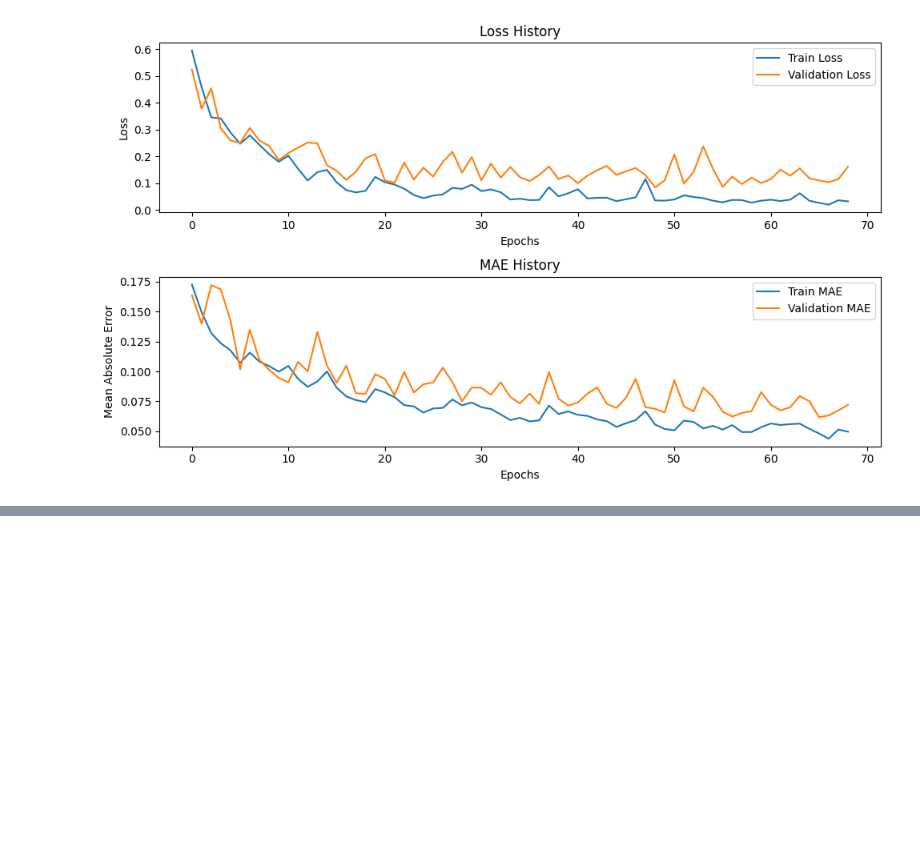
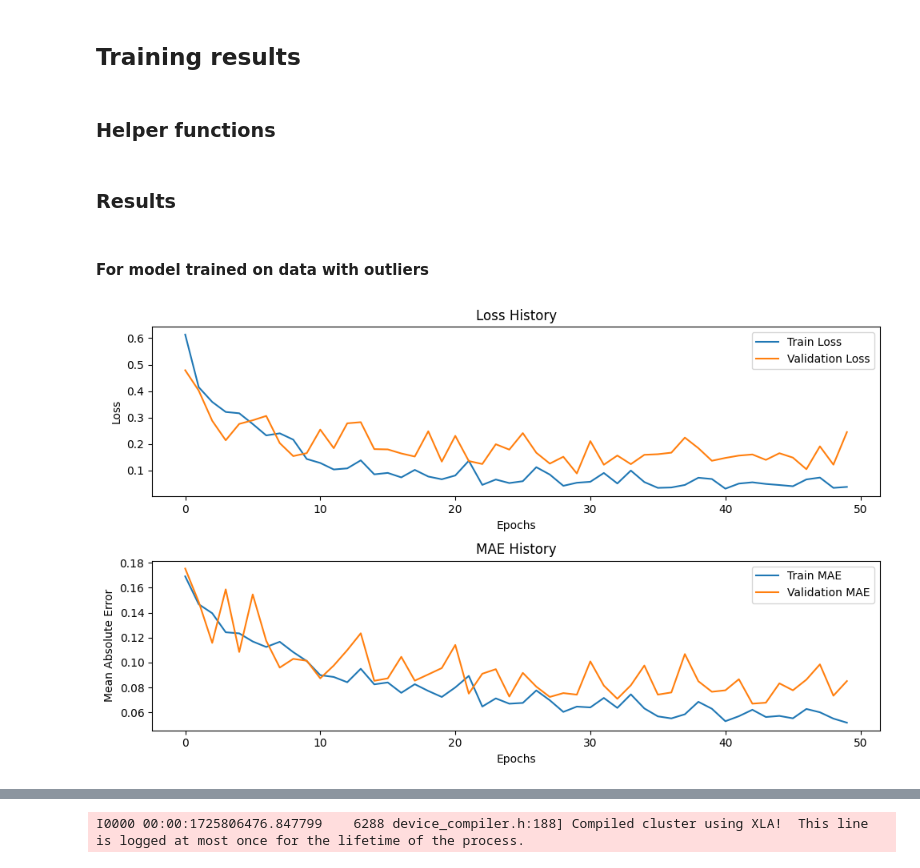
Before and after one commit to MatiPl01/stock-market-prices-prediction, a Jupyter notebook: main.ipynb, the cells around one changed output, grey strips where cells are left out. Saved outputs shown, nothing was run; the diff lists cells and outputs as text; code cells hidden in the pictures; blank space fills up the shorter version.

Commit message:
Add trained models with history

```diff
--- a/main.ipynb
+++ b/main.ipynb
@@ -119,23 +153,40 @@ Test loss: 0.08412226289510727, Test MAE: 0.06883277744054794
+# %% [markdown]
+## Training results
+# %% [markdown]
+### Helper functions
 # %%
-plt.figure(figsize=(10, 6))
+def evaluate_model(model, data_path):
+    X_train, X_test, y_train, y_test = prepare_data(data_path)
+    loss, mae = model.evaluate(X_test, y_test)
+    print(f"Loss: {loss}, MAE: {mae}")
 
-plt.subplot(2, 1, 1)
-plt.plot(history.history["loss"], label="Train Loss")
-plt.plot(history.history["val_loss"], label="Validation Loss")
-plt.title("Loss History")
-plt.xlabel("Epochs")
-plt.ylabel("Loss")
-plt.legend()
+def plot_training_history(history):
+    plt.figure(figsize=(10, 6))
 
-plt.subplot(2, 1, 2)
-plt.plot(history.history["mae"], label="Train MAE")
-plt.plot(history.history["val_mae"], label="Validation MAE")
-plt.title("MAE History")
-plt.xlabel("Epochs")
-plt.ylabel("Mean Absolute Error")
-plt.legend()
+    plt.subplot(2, 1, 1)
+    plt.plot(history["loss"], label="Train Loss")
+    plt.plot(history["val_loss"], label="Validation Loss")
+    plt.title("Loss History")
+    plt.xlabel("Epochs")
+    plt.ylabel("Loss")
+    plt.legend()
 
-plt.tight_layout()
-plt.show()
+    plt.subplot(2, 1, 2)
+    plt.plot(history["mae"], label="Train MAE")
+    plt.plot(history["val_mae"], label="Validation MAE")
+    plt.title("MAE History")
+    plt.xlabel("Epochs")
+    plt.ylabel("Mean Absolute Error")
+    plt.legend()
+
+    plt.tight_layout()
+    plt.show()
-# %% [output]
-[figure, removed]
+# %% [markdown]
+### Results
+# %% [markdown]
+#### For model trained on data with outliers
+# %%
+plot_training_history(with_outliers_history)
+evaluate_model(with_outliers_model, DATA_WITH_OUTLIERS_PATH)
+# %% [output]
+[figure, added]
@@ -141,0 +199 @@ plt.show()
+I0000 00:00:1725806476.847799    6288 device_compiler.h:188] Compiled cluster using XLA!  This line is logged at most once for the lifetime of the process.
```
Also changed, not shown: parts of 25 cells of this notebook, 10 other files.
